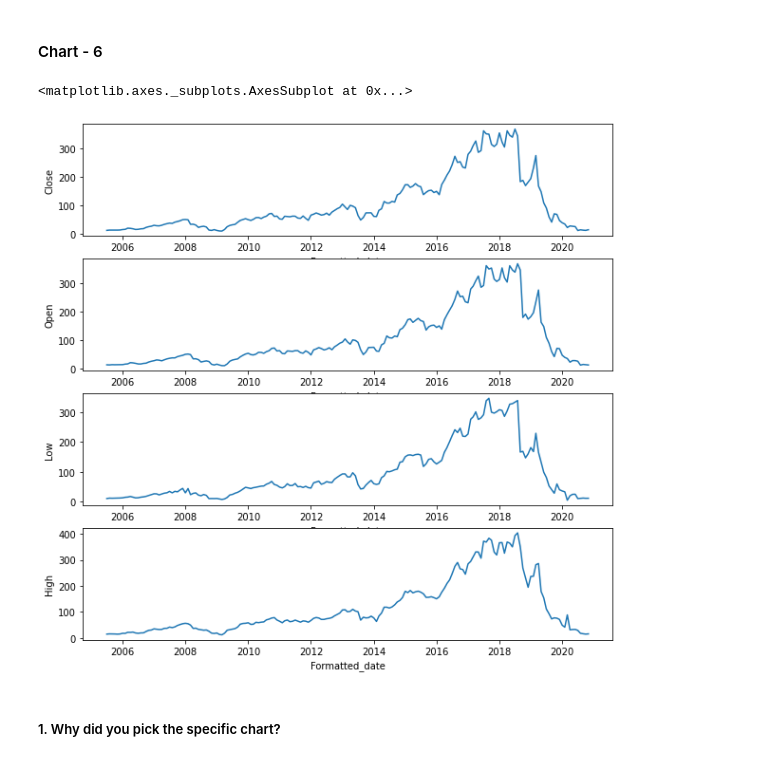
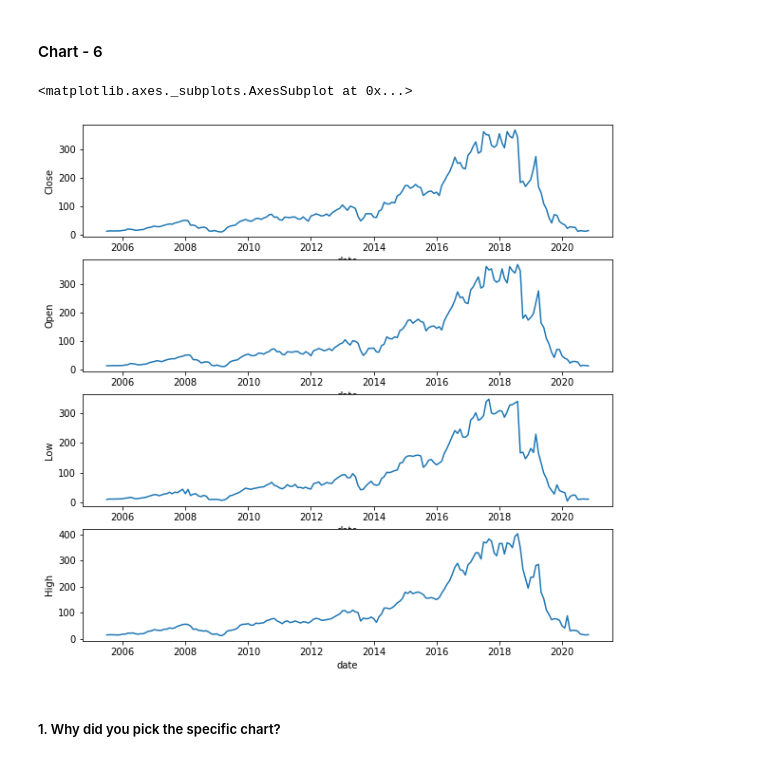
Before and after one commit to kumareshvj/Machine-learing---Regression, a Jupyter notebook: Yes_bank_stock_closing_price_prediction.ipynb, the cells around one changed output. Cells and saved outputs as stored; diff of their text form; code cells hidden in the pictures.

```diff
--- a/Yes_bank_stock_closing_price_prediction.ipynb
+++ b/Yes_bank_stock_closing_price_prediction.ipynb
@@ -290,5 +299,5 @@ df['Onedaychange'].max()
 # %%
 # creating the column formatted date in data format instead of string
-df['Formatted_date']=df.apply(lambda x : datetime.strptime(x['Date'],'%b-%y'),axis=1)
+df['date']=df.apply(lambda x : datetime.strptime(x['Date'],'%b-%y'),axis=1)
 df.head()
 # %% [output]
@@ -312,5 +321,5 @@ df.head()
 # %%
 # Creating the column for result to check whether the day stock price ended with positive, negative or unchanged
-df['Result'] = np.where(df.Onedaychange > 0,'positive',(np.where(df.Onedaychange < 0,'negative','unchanged')))
+df['Result'] = np.where(df.Monthlychange > 0,'positive',(np.where(df.Monthlychange < 0,'negative','unchanged')))
 df.head()
 # %% [output]
@@ -333,9 +342,9 @@ if not shifted:
 df1.head()
 
 #After creating the shifted data column we are separating with opening price of the column
-df['daily_opening_change'] = (df['Open'] - df1['Close'])
+df['Monthly_opening_change'] = (df['Open'] - df1['Close'])
 # %%
-# getting the new column by checking the
-df['daily_opening'] = np.where(df.daily_opening_change > 0,'Gap_up',(np.where(df.daily_opening_change < 0,'Gap_Down','unchanged')))
+# getting the new column by categorizing the monthly movement
+df['Monthly_opening'] = np.where(df.Monthly_opening_change > 0,'Gap_up',(np.where(df.Monthly_opening_change < 0,'Gap_Down','unchanged')))
 df.head()
 # %% [output]
@@ -518,14 +509,14 @@ There is no insight for the business, as we are checking the stock price.
 # %%
 # Chart - 1 visualization code
 plt.rcParams["figure.figsize"] = (10,10)
 fig, ax = plt.subplots(4)
-sns.lineplot(data=df,x='Formatted_date',y='Close',ax = ax[0])
-sns.lineplot(data=df,x='Formatted_date',y='Open',ax=ax[1])
-sns.lineplot(data=df,x='Formatted_date',y='Low',ax=ax[2])
-sns.lineplot(data=df,x='Formatted_date',y='High',ax=ax[3])
+sns.lineplot(data=df,x='date',y='Close',ax = ax[0])
+sns.lineplot(data=df,x='date',y='Open',ax=ax[1])
+sns.lineplot(data=df,x='date',y='Low',ax=ax[2])
+sns.lineplot(data=df,x='date',y='High',ax=ax[3])
 # %% [output]
 <matplotlib.axes._subplots.AxesSubplot at 0x...>
-[figure, old version]
+[figure, new version]
 # %% [markdown]
 ##### 1. Why did you pick the specific chart?
 # %% [markdown]
```
Also changed, not shown: parts of 61 cells of this notebook.
